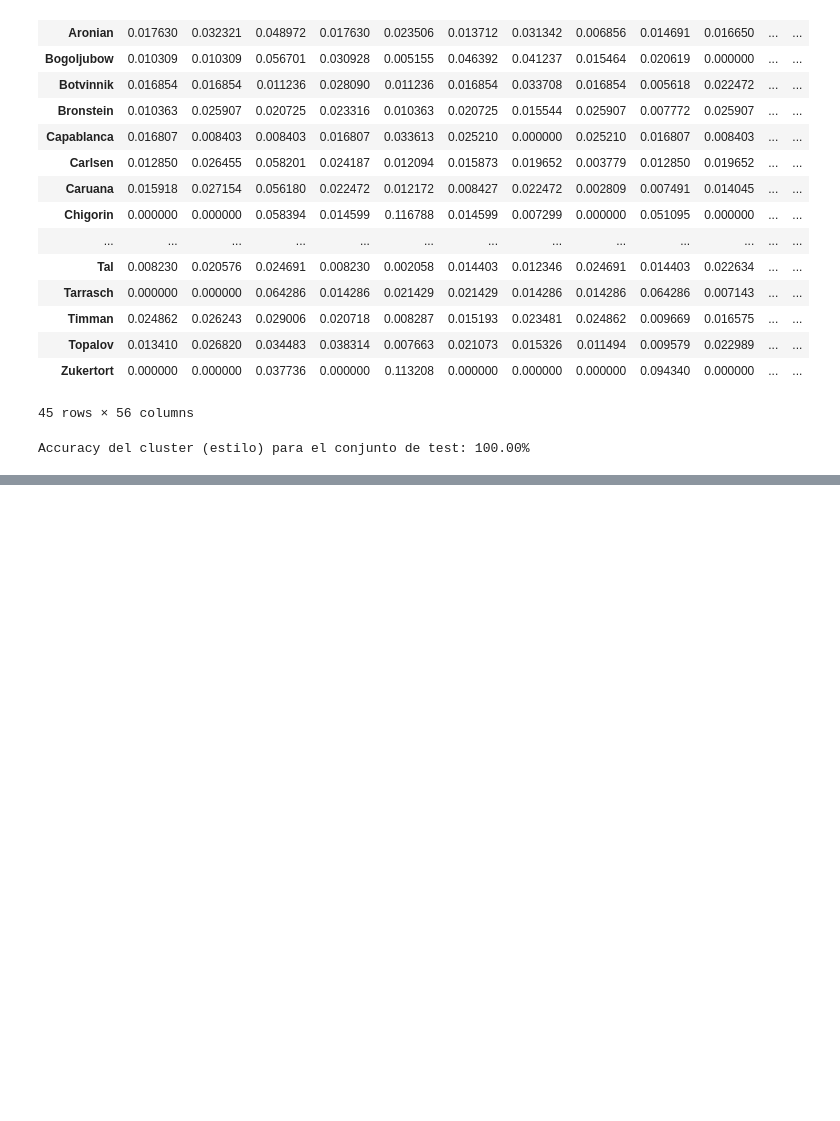
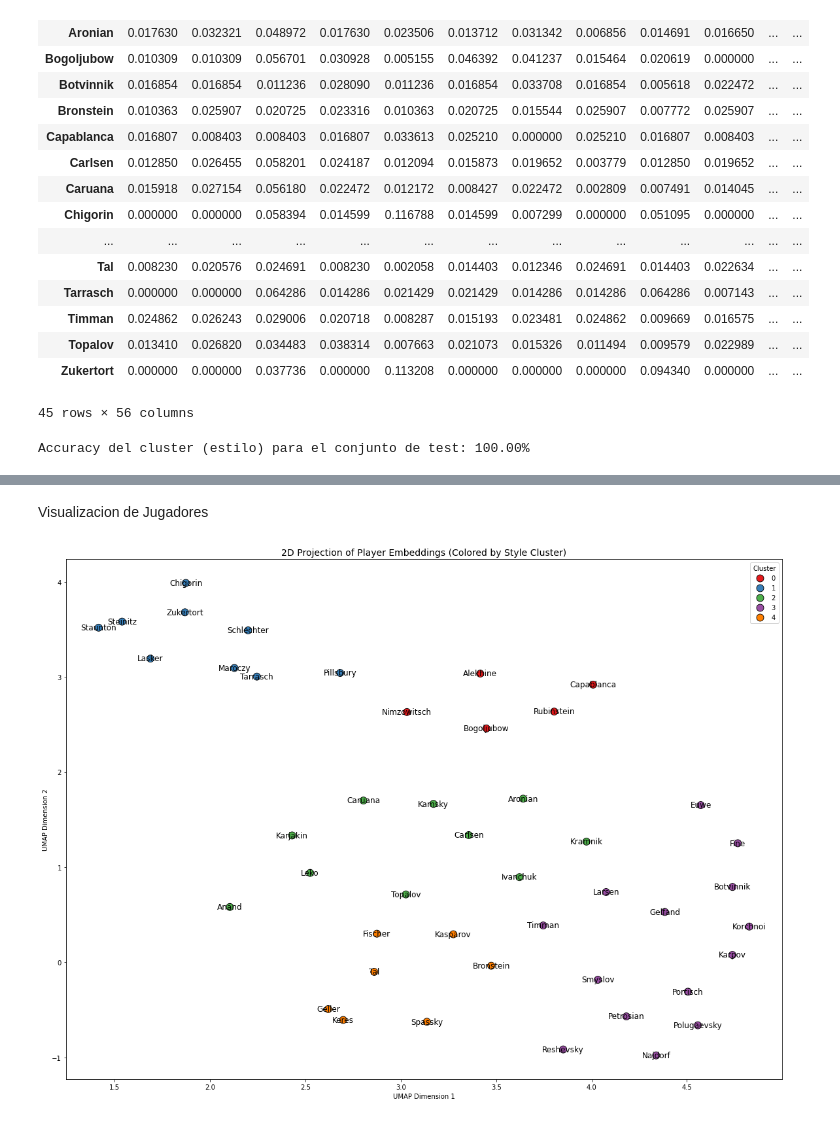
Before and after one commit to 212113114/ChessMatch-V2, a Jupyter notebook: clustering_gnn.ipynb, the cells around one changed output, grey strips where cells are left out. Drawn from its saved outputs; the diff is of its cells as text; code cells hidden in the pictures; blank space fills up the shorter version.

```diff
--- a/clustering_gnn.ipynb
+++ b/clustering_gnn.ipynb
@@ -569,0 +531,70 @@ plt.show()
+# %% [markdown]
+Visualizacion de Jugadores
+# %%
+import pandas as pd
+player_embeddings = pd.read_csv("csvs/player_embeddings.csv")
+# %%
+import pandas as pd
+import umap
+import matplotlib.pyplot as plt
+import seaborn as sns
+
+# Map de clusters por jugador
+cluster_map = {
+    'Alekhine': 0, 'Bogoljubow': 0, 'Capablanca': 0, 'Nimzowitsch': 0, 'Rubinstein': 0,
+    'Chigorin': 1, 'Lasker': 1, 'Maroczy': 1, 'Pillsbury': 1, 'Schlechter': 1, 'Staunton': 1, 'Steinitz': 1, 'Tarrasch': 1, 'Zukertort': 1,
+    'Anand': 2, 'Aronian': 2, 'Carlsen': 2, 'Caruana': 2, 'Ivanchuk': 2, 'Kamsky': 2, 'Karjakin': 2, 'Kramnik': 2, 'Leko': 2, 'Topalov': 2,
+    'Botvinnik': 3, 'Euwe': 3, 'Fine': 3, 'Gelfand': 3, 'Karpov': 3, 'Korchnoi': 3, 'Larsen': 3, 'Najdorf': 3,
+    'Petrosian': 3, 'Polugaevsky': 3, 'Portisch': 3, 'Reshevsky': 3, 'Smyslov': 3, 'Timman': 3,
+    'Bronstein': 4, 'Fischer': 4, 'Geller': 4, 'Kasparov': 4, 'Keres': 4, 'Spassky': 4, 'Tal': 4
+}
+
+# Añadir cluster al DataFrame
+player_embeddings["cluster"] = player_embeddings["player"].map(cluster_map)
+
+# Extraer columnas numéricas
+X = player_embeddings.drop(columns=["player", "cluster"])
+
+# UMAP
+reducer = umap.UMAP(random_state=3633)
+embedding_2d = reducer.fit_transform(X)
+
+# Crear DataFrame con resultados
+plot_df = pd.DataFrame({
+    "x": embedding_2d[:, 0],
+    "y": embedding_2d[:, 1],
+    "cluster": player_embeddings["cluster"],
+    "player": player_embeddings["player"]
+})
+
+# Graficar
+plt.figure(figsize=(16, 12))
+sns.scatterplot(
+    data=plot_df,
+    x="x", y="y",
+    hue="cluster",
+    palette="Set1",
+    s=120,
+    edgecolor="black"
+)
+
+# Nombres centrados en los puntos
+for i in range(len(plot_df)):
+    plt.text(
+        plot_df.loc[i, "x"],
+        plot_df.loc[i, "y"],
+        plot_df.loc[i, "player"],
+        fontsize=12,
+        ha='center',  # horizontal alignment
+        va='center'   # vertical alignment
+    )
+
+plt.title("2D Projection of Player Embeddings (Colored by Style Cluster)", fontsize=14)
+plt.xlabel("UMAP Dimension 1")
+plt.ylabel("UMAP Dimension 2")
+plt.legend(title="Cluster", loc='best')
+plt.tight_layout()
+plt.savefig("player_clusters_gcn_k5_labeled.png", dpi=300)
+plt.show()
+# %% [output]
+[figure, added]
```
Also changed, not shown: parts of 5 cells of this notebook, 1 other file.
